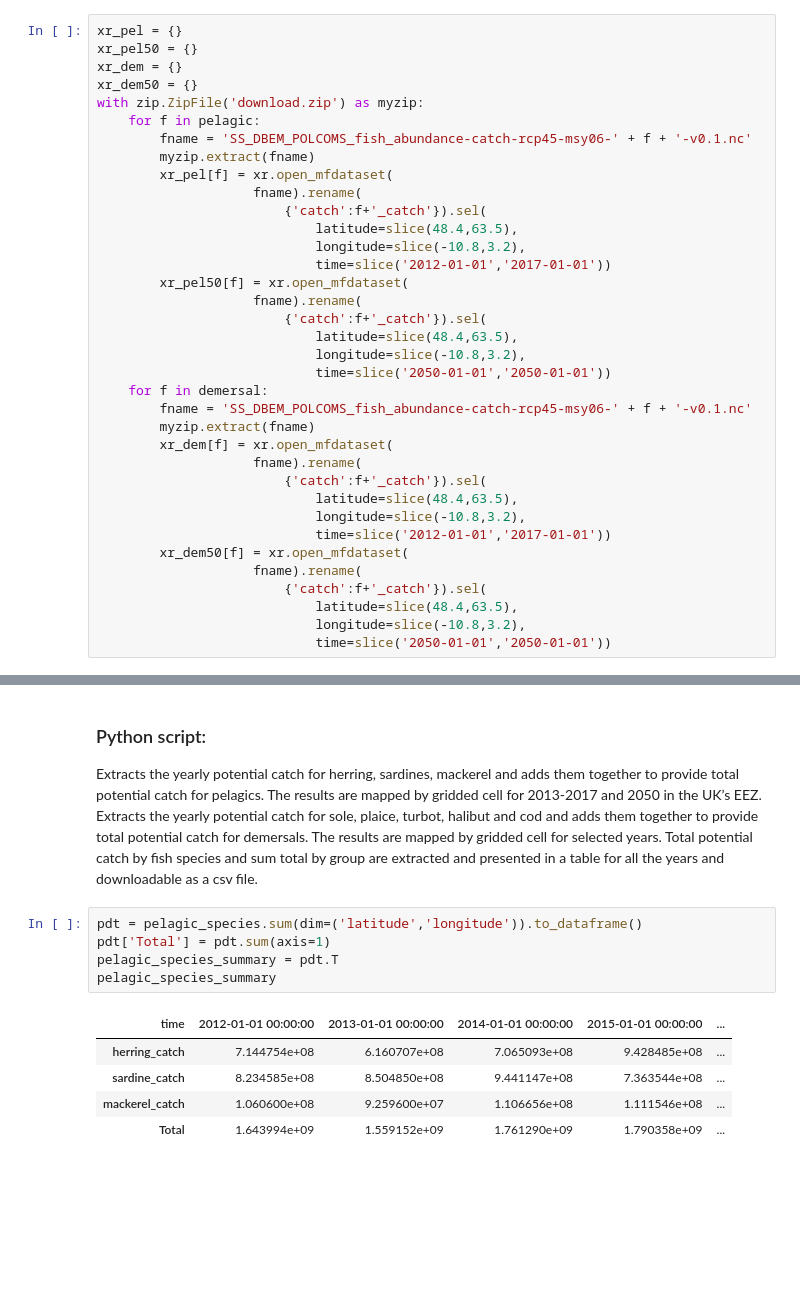
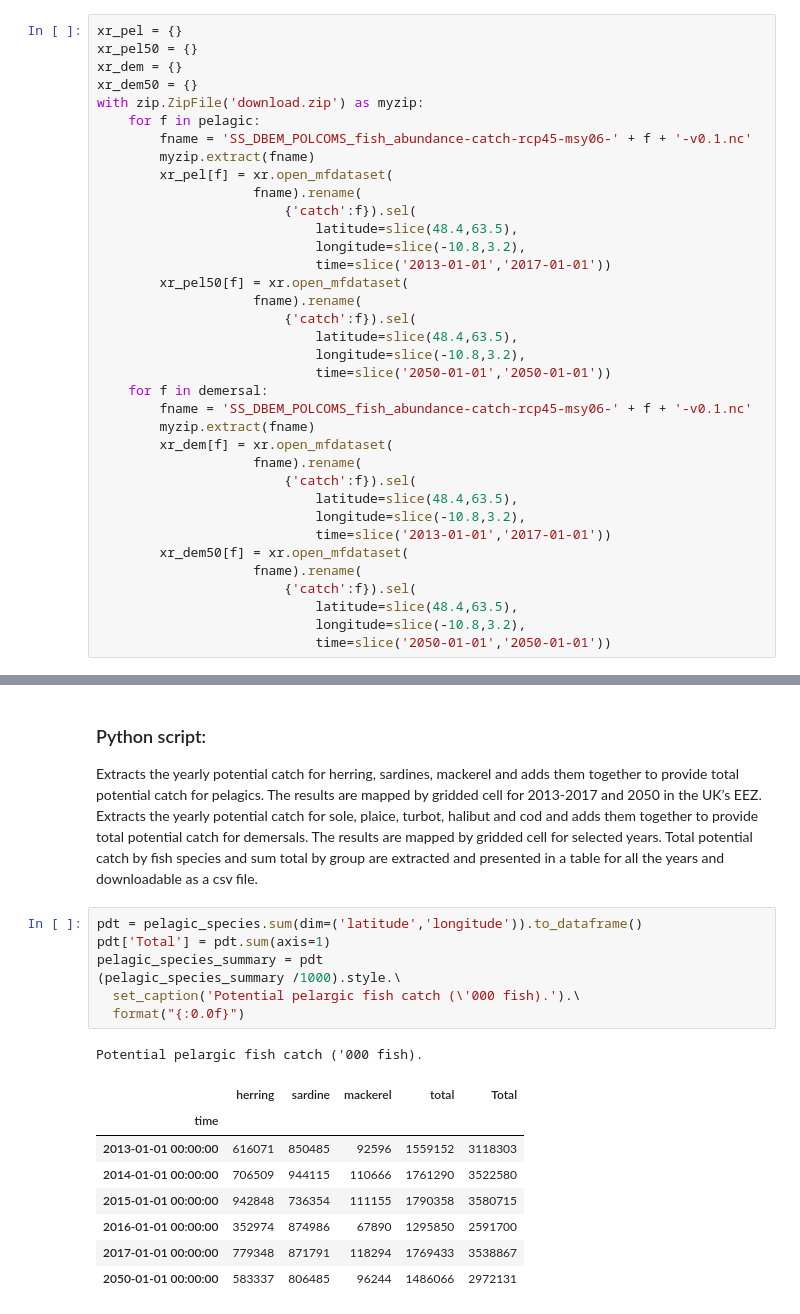
Before and after one commit to pmlrsg/c3smcf, a Jupyter notebook: notebooks/04_Use-Case-Natural-Capital-Accounting.ipynb, the cells around one changed output, grey strips where cells are left out. Drawn from its saved outputs; the diff is of its cells as text; blank space fills up the shorter version.

```diff
--- a/notebooks/04_Use-Case-Natural-Capital-Accounting.ipynb
+++ b/notebooks/04_Use-Case-Natural-Capital-Accounting.ipynb
@@ -94,13 +94,13 @@ with zip.ZipFile('download.zip') as myzip:
         myzip.extract(fname)
         xr_pel[f] = xr.open_mfdataset(
                     fname).rename(
-                        {'catch':f+'_catch'}).sel(
+                        {'catch':f}).sel(
                             latitude=slice(48.4,63.5),
                             longitude=slice(-10.8,3.2),
-                            time=slice('2012-01-01','2017-01-01'))
+                            time=slice('2013-01-01','2017-01-01'))
         xr_pel50[f] = xr.open_mfdataset(
                     fname).rename(
-                        {'catch':f+'_catch'}).sel(
+                        {'catch':f}).sel(
                             latitude=slice(48.4,63.5),
                             longitude=slice(-10.8,3.2),
                             time=slice('2050-01-01','2050-01-01'))
@@ -109,13 +109,13 @@ with zip.ZipFile('download.zip') as myzip:
         myzip.extract(fname)
         xr_dem[f] = xr.open_mfdataset(
                     fname).rename(
-                        {'catch':f+'_catch'}).sel(
+                        {'catch':f}).sel(
                             latitude=slice(48.4,63.5),
                             longitude=slice(-10.8,3.2),
-                            time=slice('2012-01-01','2017-01-01'))
+                            time=slice('2013-01-01','2017-01-01'))
         xr_dem50[f] = xr.open_mfdataset(
                     fname).rename(
-                        {'catch':f+'_catch'}).sel(
+                        {'catch':f}).sel(
                             latitude=slice(48.4,63.5),
                             longitude=slice(-10.8,3.2),
                             time=slice('2050-01-01','2050-01-01'))
@@ -239,11 +242,17 @@ Extracts the yearly potential catch for herring, sardines, mackerel and adds the
 # %%
 pdt = pelagic_species.sum(dim=('latitude','longitude')).to_dataframe()
 pdt['Total'] = pdt.sum(axis=1)
-pelagic_species_summary = pdt.T
-pelagic_species_summary
+pelagic_species_summary = pdt
+(pelagic_species_summary /1000).style.\
+  set_caption('Potential pelargic fish catch (\'000 fish).').\
+  format("{:0.0f}")
 # %% [output]
+Potential pelargic fish catch ('000 fish).
-| time | 2012-01-01 00:00:00 | 2013-01-01 00:00:00 | 2014-01-01 00:00:00 | 2015-01-01 00:00:00 | ... |
-| herring_catch | 7.144754e+08 | 6.160707e+08 | 7.065093e+08 | 9.428485e+08 | ... |
-| sardine_catch | 8.234585e+08 | 8.504850e+08 | 9.441147e+08 | 7.363544e+08 | ... |
-| mackerel_catch | 1.060600e+08 | 9.259600e+07 | 1.106656e+08 | 1.111546e+08 | ... |
-| Total | 1.643994e+09 | 1.559152e+09 | 1.761290e+09 | 1.790358e+09 | ... |
+|  | herring | sardine | mackerel | total | Total |
+| time |  |  |  |  |  |
+| 2013-01-01 00:00:00 | 616071 | 850485 | 92596 | 1559152 | 3118303 |
+| 2014-01-01 00:00:00 | 706509 | 944115 | 110666 | 1761290 | 3522580 |
+| 2015-01-01 00:00:00 | 942848 | 736354 | 111155 | 1790358 | 3580715 |
+| 2016-01-01 00:00:00 | 352974 | 874986 | 67890 | 1295850 | 2591700 |
+| 2017-01-01 00:00:00 | 779348 | 871791 | 118294 | 1769433 | 3538867 |
+| 2050-01-01 00:00:00 | 583337 | 806485 | 96244 | 1486066 | 2972131 |
```
Also changed, not shown: parts of 48 cells of this notebook.
